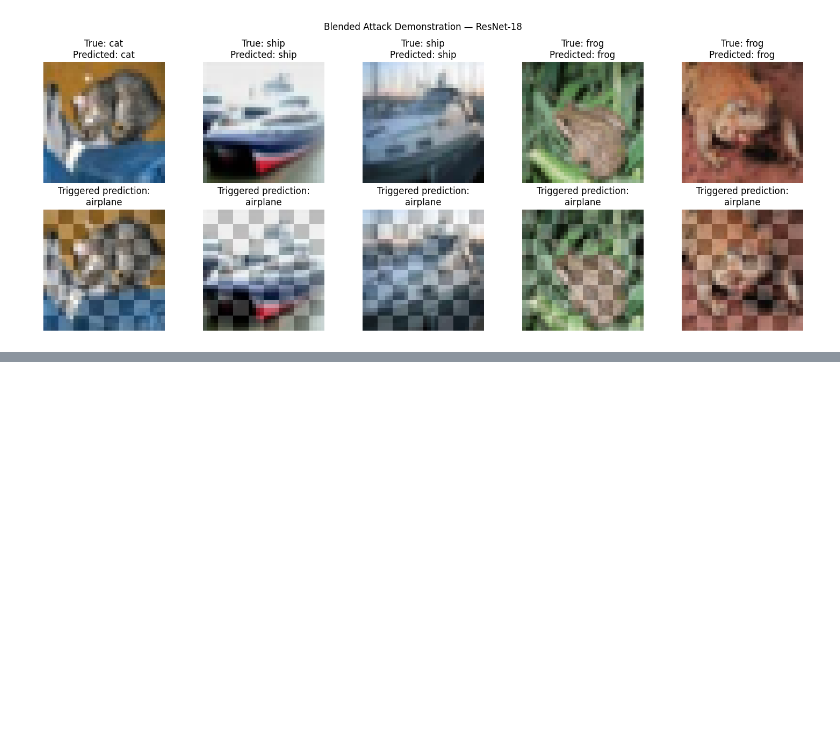
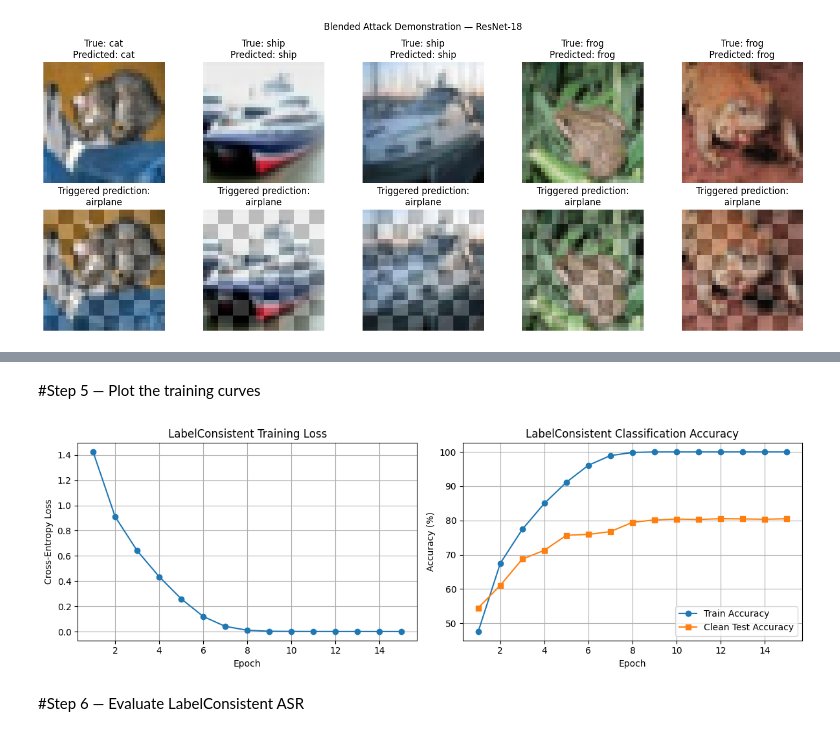
Before and after one commit to luisy-eng/ECE491_Lab3, a Jupyter notebook: ECE4_Lab3_BackdoorBox_Upload_Colab.ipynb, the cells around one changed output, grey strips where cells are left out. Cells and saved outputs as stored; diff of their text form; code cells hidden in the pictures; blank space fills up the shorter version.

```diff
--- a/ECE4_Lab3_BackdoorBox_Upload_Colab.ipynb
+++ b/ECE4_Lab3_BackdoorBox_Upload_Colab.ipynb
@@ -1123,0 +1591,48 @@ plt.show()
+# %% [markdown]
+#Step 5 — Plot the training curves
+# %%
+
+epochs = range(1, len(label_history["train_loss"]) + 1)
+
+fig, axes = plt.subplots(1, 2, figsize=(12, 4))
+
+axes[0].plot(
+    epochs,
+    label_history["train_loss"],
+    marker="o"
+)
+axes[0].set_title("LabelConsistent Training Loss")
+axes[0].set_xlabel("Epoch")
+axes[0].set_ylabel("Cross-Entropy Loss")
+axes[0].grid(True)
+
+axes[1].plot(
+    epochs,
+    label_history["train_accuracy"],
+    marker="o",
+    label="Train Accuracy"
+)
+
+axes[1].plot(
+    epochs,
+    label_history["clean_accuracy"],
+    marker="s",
+    label="Clean Test Accuracy"
+)
+
+axes[1].set_title("LabelConsistent Classification Accuracy")
+axes[1].set_xlabel("Epoch")
+axes[1].set_ylabel("Accuracy (%)")
+axes[1].legend()
+axes[1].grid(True)
+
+plt.tight_layout()
+plt.savefig(
+    label_dir / "labelconsistent_training_curves.png",
+    dpi=300
+)
+plt.show()
+# %% [output]
+[figure, added]
+# %% [markdown]
+#Step 6 — Evaluate LabelConsistent ASR
```
Also changed, not shown: parts of 52 cells of this notebook.
